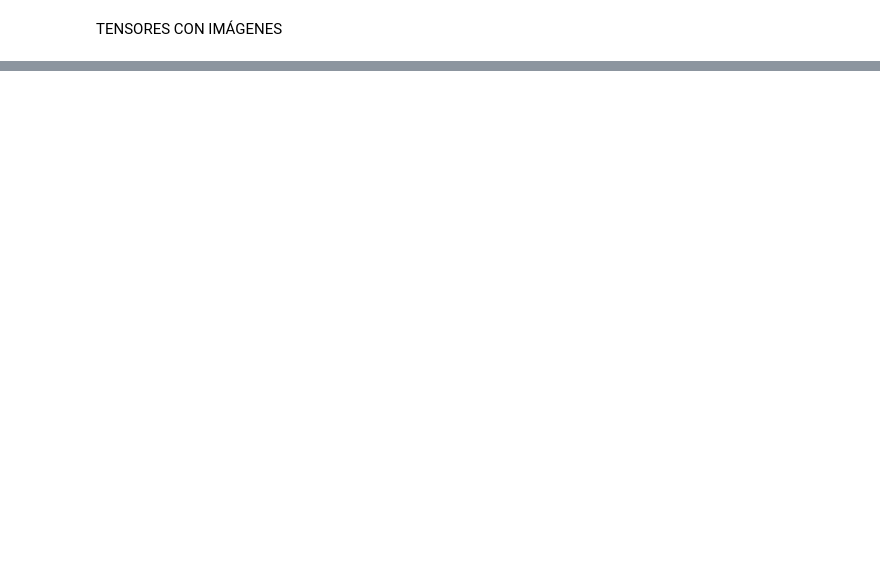
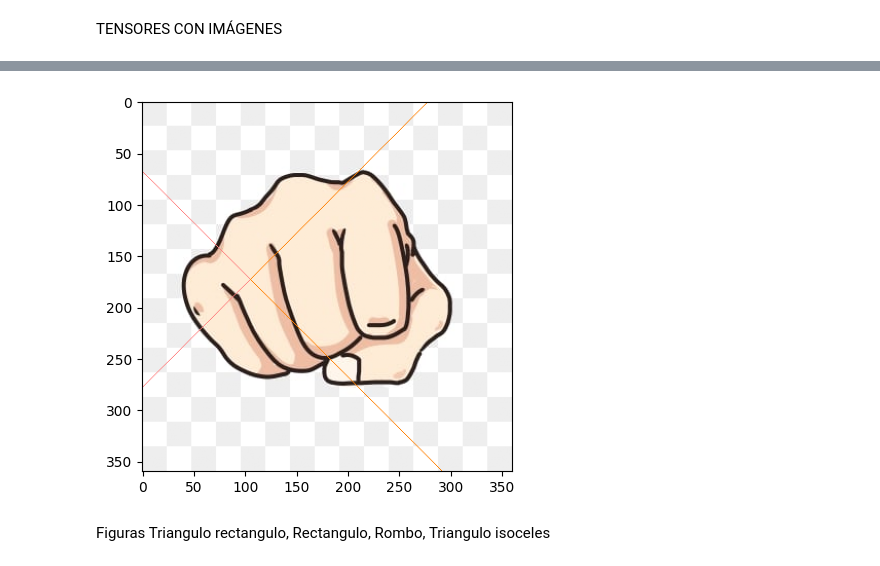
Before and after one commit to lunajulio/Tensors, a Jupyter notebook: tensors.ipynb, the cells around one changed output, grey strips where cells are left out. Cells and saved outputs as stored; diff of their text form; code cells hidden in the pictures; blank space fills up the shorter version.

```diff
--- a/tensors.ipynb
+++ b/tensors.ipynb
@@ -131,0 +122,13 @@ graphic_(t, image_array)
+# %%
+fig, ax5 = plt.subplots()
+colores = img_array.copy() / 255.0  # Crear una copia normalizada de la imagen original
+branch_12(t[0], t[1], colores, ax5)
+branch_34(t[0], t[1], colores, ax5)
+branch_23(t[0], t[1], colores, ax5)
+branch_14(t[0], t[1], colores, ax5)
+
+plt.show()
+# %% [output]
+[figure, added]
+# %% [markdown]
+Figuras Triangulo rectangulo, Rectangulo, Rombo, Triangulo isoceles
```
Also changed, not shown: parts of 11 cells of this notebook, 2 other files.
